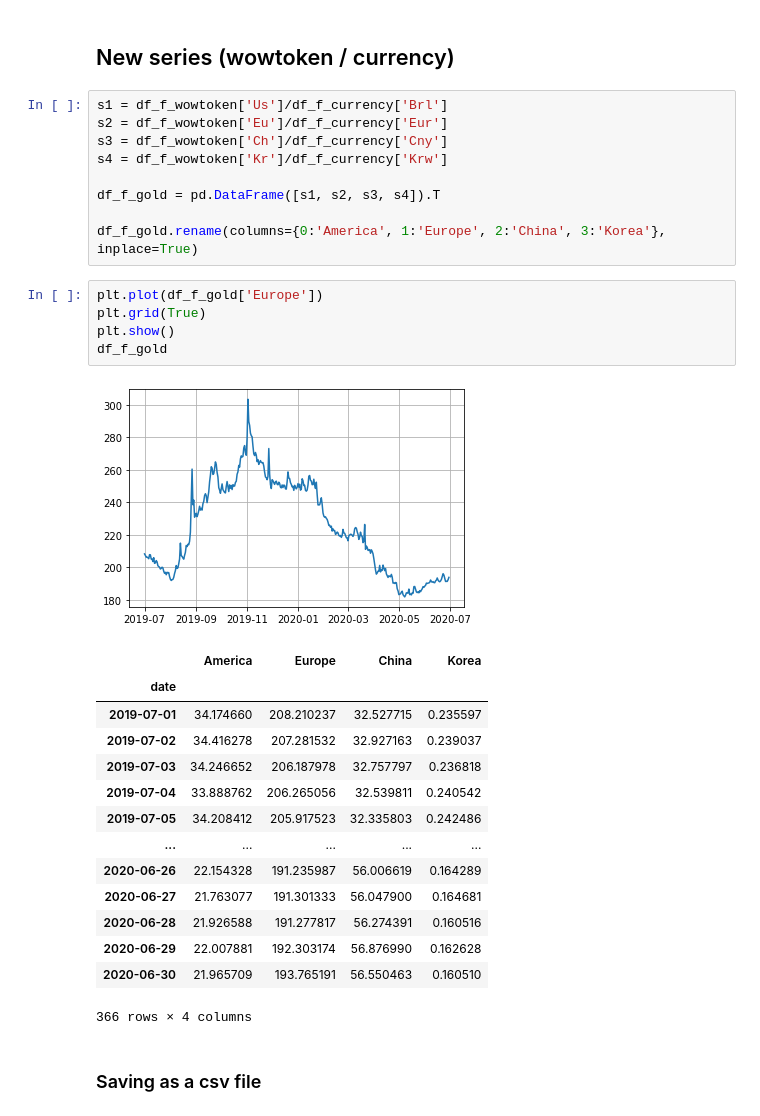
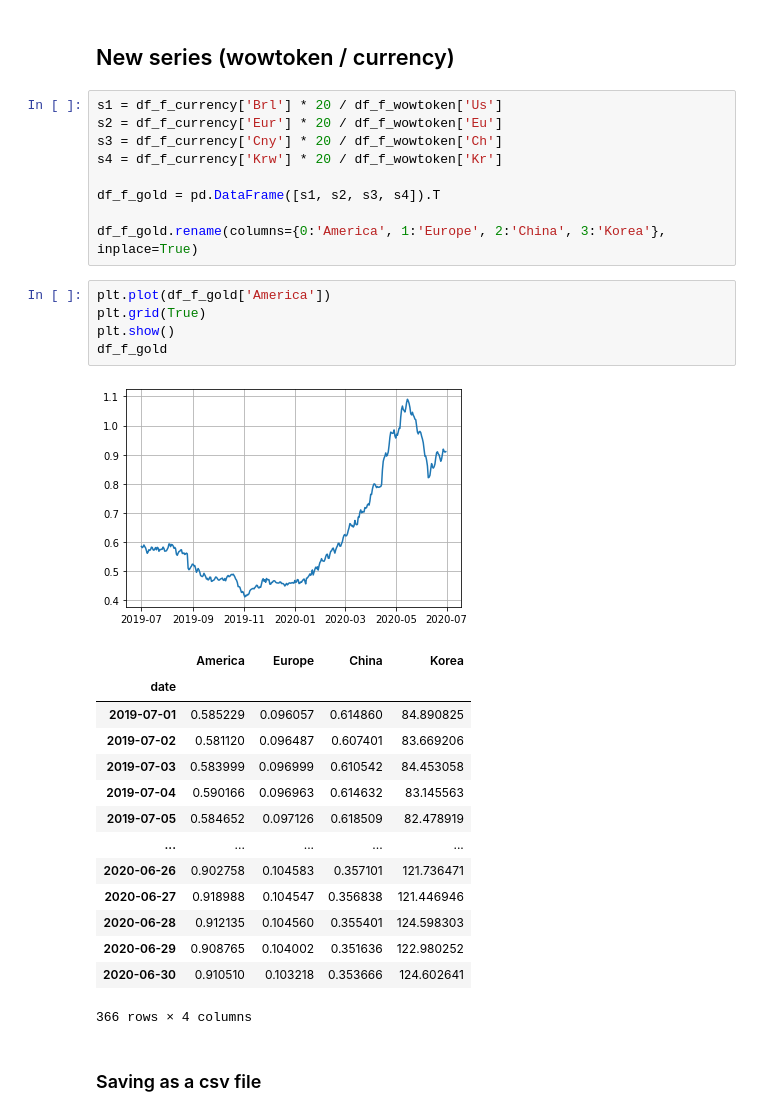
Before and after one commit to inatel-ic-cividati/Data, a Jupyter notebook: code/Cleaning.ipynb, the cells around one changed output. Drawn from its saved outputs; the diff is of its cells as text.

```diff
--- a/code/Cleaning.ipynb
+++ b/code/Cleaning.ipynb
@@ -231,34 +231,34 @@ df_f_wowtoken = pd.DataFrame([
 # %% [markdown]
 ## New series (wowtoken / currency)
 # %%
-s1 = df_f_wowtoken['Us']/df_f_currency['Brl']
-s2 = df_f_wowtoken['Eu']/df_f_currency['Eur']
-s3 = df_f_wowtoken['Ch']/df_f_currency['Cny']
-s4 = df_f_wowtoken['Kr']/df_f_currency['Krw']
+s1 = df_f_currency['Brl'] * 20 / df_f_wowtoken['Us']
+s2 = df_f_currency['Eur'] * 20 / df_f_wowtoken['Eu']
+s3 = df_f_currency['Cny'] * 20 / df_f_wowtoken['Ch']
+s4 = df_f_currency['Krw'] * 20 / df_f_wowtoken['Kr']
 
 df_f_gold = pd.DataFrame([s1, s2, s3, s4]).T
 
 df_f_gold.rename(columns={0:'America', 1:'Europe', 2:'China', 3:'Korea'}, inplace=True)
 # %%
-plt.plot(df_f_gold['Europe'])
+plt.plot(df_f_gold['America'])
 plt.grid(True)
 plt.show()
 df_f_gold
 # %% [output]
-[figure, old version]
+[figure, new version]
 |  | America | Europe | China | Korea |
 | date |  |  |  |  |
-| 2019-07-01 | 34.174660 | 208.210237 | 32.527715 | 0.235597 |
-| 2019-07-02 | 34.416278 | 207.281532 | 32.927163 | 0.239037 |
-| 2019-07-03 | 34.246652 | 206.187978 | 32.757797 | 0.236818 |
-| 2019-07-04 | 33.888762 | 206.265056 | 32.539811 | 0.240542 |
-| 2019-07-05 | 34.208412 | 205.917523 | 32.335803 | 0.242486 |
+| 2019-07-01 | 0.585229 | 0.096057 | 0.614860 | 84.890825 |
+| 2019-07-02 | 0.581120 | 0.096487 | 0.607401 | 83.669206 |
+| 2019-07-03 | 0.583999 | 0.096999 | 0.610542 | 84.453058 |
+| 2019-07-04 | 0.590166 | 0.096963 | 0.614632 | 83.145563 |
+| 2019-07-05 | 0.584652 | 0.097126 | 0.618509 | 82.478919 |
 | ... | ... | ... | ... | ... |
-| 2020-06-26 | 22.154328 | 191.235987 | 56.006619 | 0.164289 |
-| 2020-06-27 | 21.763077 | 191.301333 | 56.047900 | 0.164681 |
-| 2020-06-28 | 21.926588 | 191.277817 | 56.274391 | 0.160516 |
-| 2020-06-29 | 22.007881 | 192.303174 | 56.876990 | 0.162628 |
-| 2020-06-30 | 21.965709 | 193.765191 | 56.550463 | 0.160510 |
+| 2020-06-26 | 0.902758 | 0.104583 | 0.357101 | 121.736471 |
+| 2020-06-27 | 0.918988 | 0.104547 | 0.356838 | 121.446946 |
+| 2020-06-28 | 0.912135 | 0.104560 | 0.355401 | 124.598303 |
+| 2020-06-29 | 0.908765 | 0.104002 | 0.351636 | 122.980252 |
+| 2020-06-30 | 0.910510 | 0.103218 | 0.353666 | 124.602641 |
 366 rows × 4 columns
 # %% [markdown]
 ### Saving as a csv file
```
Also changed, not shown: parts of 1 cell of this notebook, 4 other files.
